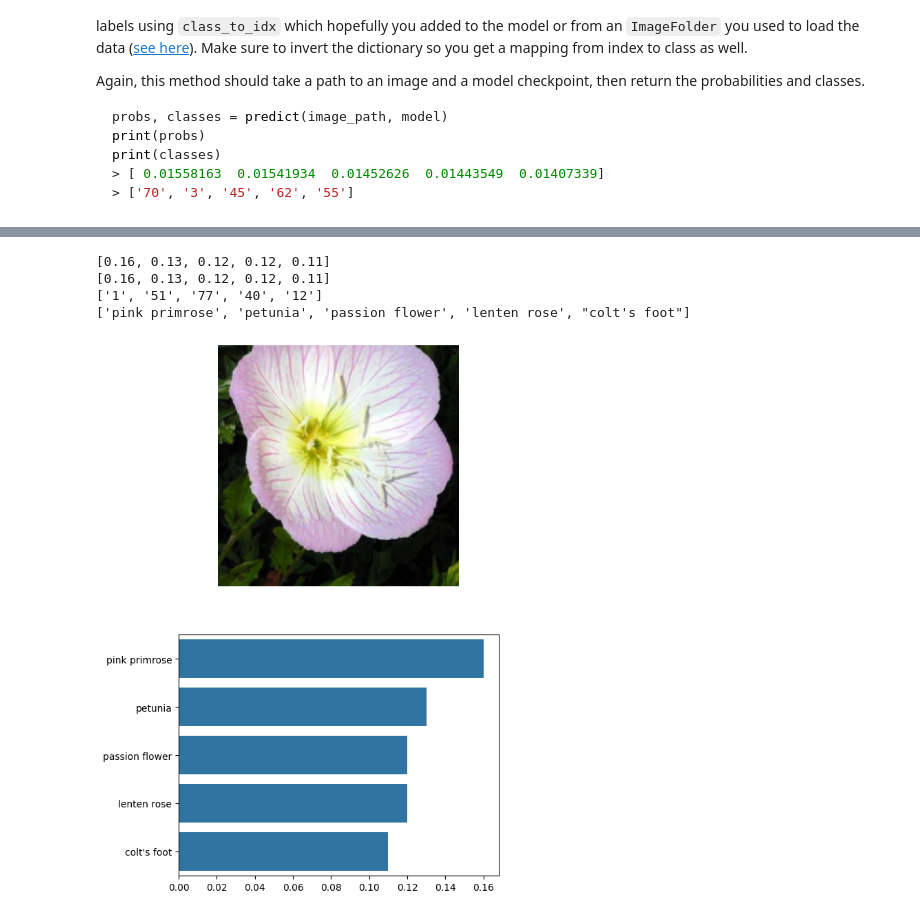
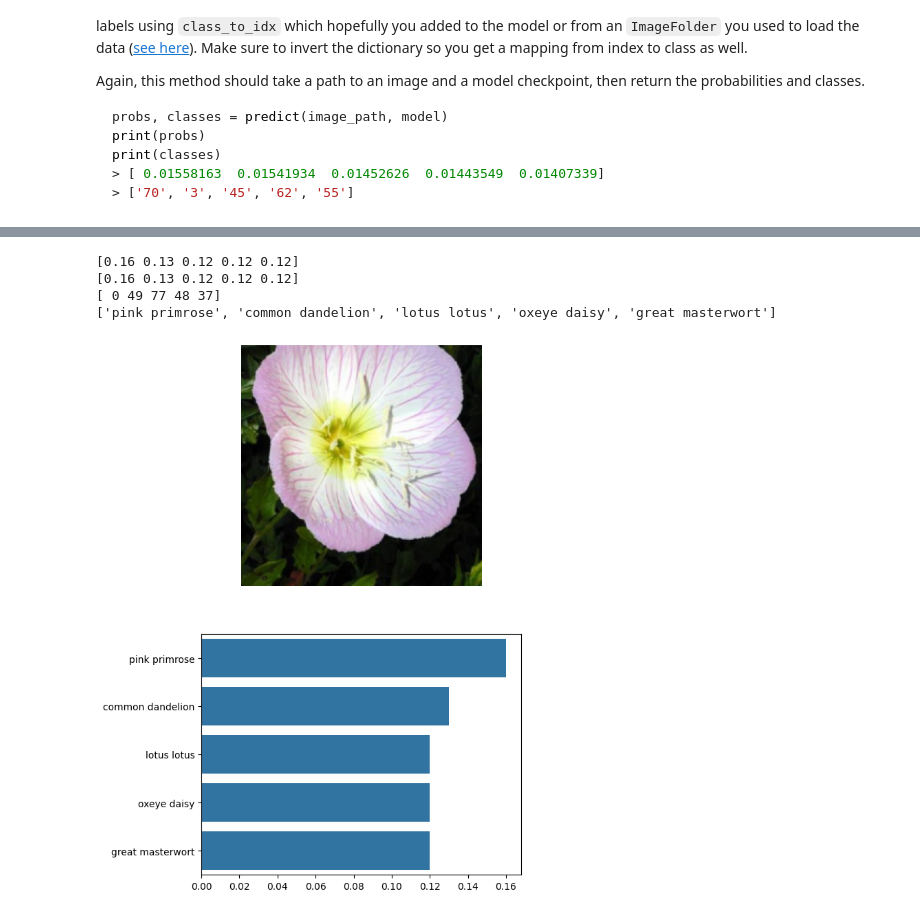
Before and after one commit to myothida/Image_classifier_FoundationModel, a Jupyter notebook: Image Classifier Project.ipynb, the cells around one changed output, grey strips where cells are left out. Drawn from its saved outputs; the diff is of its cells as text; code cells hidden in the pictures.

Commit message:
Updated models

````diff
--- a/Image Classifier Project.ipynb
+++ b/Image Classifier Project.ipynb
@@ -376,7 +369,8 @@ def imshow(image, ax=None, title=None):
 
     # PyTorch tensors assume the color channel is the first dimension
     # but matplotlib assumes is the third dimension
-    image = image.transpose((1, 2, 0))
+    image = image.permute(1, 2, 0).numpy()
+    #image = image.transpose((1, 2, 0))
 
     # Undo preprocessing
     mean = np.array([0.485, 0.456, 0.406])
@@ -411,30 +405,14 @@ print(classes)
 > [ 0.01558163  0.01541934  0.01452626  0.01443549  0.01407339]
 > ['70', '3', '45', '62', '55']
 ```
-# %%
-def predict(image_path, model, topk=5):
-    ''' Predict the class (or classes) of an image using a trained deep learning model.
-    '''
-    image = process_image(image_path)
-    image = torch.from_numpy(image).type(torch.FloatTensor)
-    image = image.unsqueeze(0)
-    image = image.to(device)
-
-    # TODO: Implement the code to predict the class from an image file
-    model.eval()
-    with torch.no_grad ():
-        output_prob = model.forward(image)
-
-    #output_prob = torch.exp(output)
-
-    probs, indeces = output_prob.topk(topk)
-    probs   =   probs.cpu().numpy().tolist()[0]
-    indeces = indeces.cpu().numpy().tolist()[0]
-
-    mapping = {val: key for key, val in model.class_to_idx.items()}
-    classes = [mapping[item] for item in indeces]
-
-    return probs, classes
+# %%
+def predict(image_path, model, topk=5):
+    model.eval()
+    img = process_image(image_path).unsqueeze_(0)
+    with torch.no_grad():
+        output = model(img)
+        top_p, top_class = output.topk(topk, dim=1)
+    return top_p.numpy()[0], top_class.numpy()[0]
 # %% [markdown]
 ## Sanity Checking
 
@@ -446,30 +424,33 @@ You can convert from the class integer encoding to actual flower names with the
 # %%
 # TODO: Display an image along with the top 5 classes
 image_path = './data/flower_data/test/1/image_06743.jpg'
-probs, classes = predict(image_path, model, 5)
+model_path = "./models/resNet50_model.pth"
+loaded_model = load_checkpoint(model_path)
+probs, classes = predict(image_path, loaded_model, 5)
+
 for idx, item in enumerate(probs):
     probs[idx] = round(item/100, 2)
 print(probs)
-names = [cat_to_name[key] for key in classes]
+names = [cat_to_name[str(key+1)] for key in classes]
 
 print(probs)
 print(classes)
 print(names)
 
 plt.figure(figsize = (6,10))
 
 ax    = plt.subplot(2,1,1)
 image = process_image(image_path)
 ax    = imshow(image, ax=ax, title=names[0])
 ax.axis('off')
 
 plt.subplot(2,1,2)
 sb.barplot(x=probs, y=names, color=sb.color_palette()[0]);
 
 plt.show()
 # %% [output]
-[0.16, 0.13, 0.12, 0.12, 0.11]
-[0.16, 0.13, 0.12, 0.12, 0.11]
-['1', '51', '77', '40', '12']
-['pink primrose', 'petunia', 'passion flower', 'lenten rose', "colt's foot"]
+[0.16 0.13 0.12 0.12 0.12]
+[0.16 0.13 0.12 0.12 0.12]
+[ 0 49 77 48 37]
+['pink primrose', 'common dandelion', 'lotus lotus', 'oxeye daisy', 'great masterwort']
-[figure, old version]
+[figure, new version]
````
Also changed, not shown: parts of 4 cells of this notebook, 3 other files.
